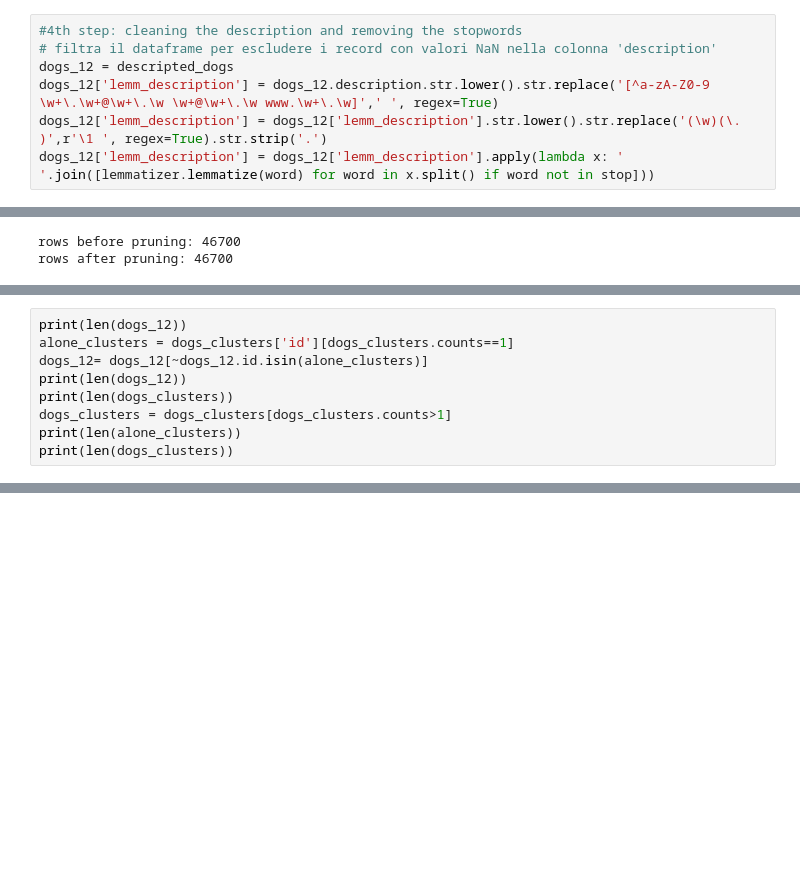
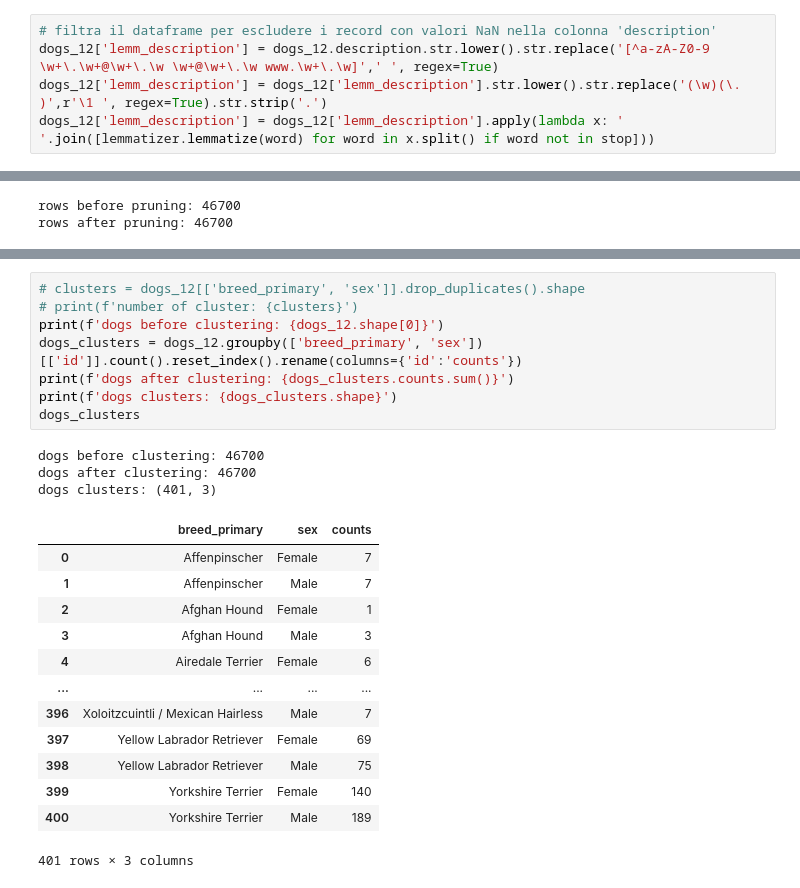
Before and after one commit to AScarcella3/simo_tone_foundations_CS, a Jupyter notebook: project-2022.ipynb, the cells around one changed output, grey strips where cells are left out. Cells and saved outputs as stored; diff of their text form; blank space fills up the shorter version.

Commit message:
added comments to the 'Cleaning' section

```diff
--- a/project-2022.ipynb
+++ b/project-2022.ipynb
@@ -669,9 +708,7 @@ print(f'remain {len(dogs_12)} on {descripted_dogs.shape[0]} dogs')
 49475 - 2775
 remain 46700 on 46700 dogs
 # %%
-#4th step: cleaning the description and removing the stopwords
 # filtra il dataframe per escludere i record con valori NaN nella colonna 'description'
-dogs_12 = descripted_dogs
 dogs_12['lemm_description'] = dogs_12.description.str.lower().str.replace('[^a-zA-Z0-9 \w+\.\w+@\w+\.\w \w+@\w+\.\w www.\w+\.\w]',' ', regex=True)
 dogs_12['lemm_description'] = dogs_12['lemm_description'].str.lower().str.replace('(\w)(\. )',r'\1 ', regex=True).str.strip('.')
 dogs_12['lemm_description'] = dogs_12['lemm_description'].apply(lambda x: ' '.join([lemmatizer.lemmatize(word) for word in x.split() if word not in stop]))
@@ -718,9 +729,0 @@ dogs clusters: (401, 4)
-# %%
-print(len(dogs_12))
-alone_clusters = dogs_clusters['id'][dogs_clusters.counts==1]
-dogs_12= dogs_12[~dogs_12.id.isin(alone_clusters)]
-print(len(dogs_12))
-print(len(dogs_clusters))
-dogs_clusters = dogs_clusters[dogs_clusters.counts>1]
-print(len(alone_clusters))
-print(len(dogs_clusters))
@@ -733,2 +739,27 @@ print(len(dogs_clusters))
+# %%
+# clusters = dogs_12[['breed_primary', 'sex']].drop_duplicates().shape
+# print(f'number of cluster: {clusters}')
+print(f'dogs before clustering: {dogs_12.shape[0]}')
+dogs_clusters = dogs_12.groupby(['breed_primary', 'sex'])[['id']].count().reset_index().rename(columns={'id':'counts'})
+print(f'dogs after clustering: {dogs_clusters.counts.sum()}')
+print(f'dogs clusters: {dogs_clusters.shape}')
+dogs_clusters
+# %% [output]
+dogs before clustering: 46700
+dogs after clustering: 46700
+dogs clusters: (401, 3)
+|  | breed_primary | sex | counts |
+| 0 | Affenpinscher | Female | 7 |
+| 1 | Affenpinscher | Male | 7 |
+| 2 | Afghan Hound | Female | 1 |
+| 3 | Afghan Hound | Male | 3 |
+| 4 | Airedale Terrier | Female | 6 |
+| ... | ... | ... | ... |
+| 396 | Xoloitzcuintli / Mexican Hairless | Male | 7 |
+| 397 | Yellow Labrador Retriever | Female | 69 |
+| 398 | Yellow Labrador Retriever | Male | 75 |
+| 399 | Yorkshire Terrier | Female | 140 |
+| 400 | Yorkshire Terrier | Male | 189 |
+401 rows × 3 columns
 # %%
 # crea una lista vuota per i duplicati
```
Also changed, not shown: parts of 21 cells of this notebook.
